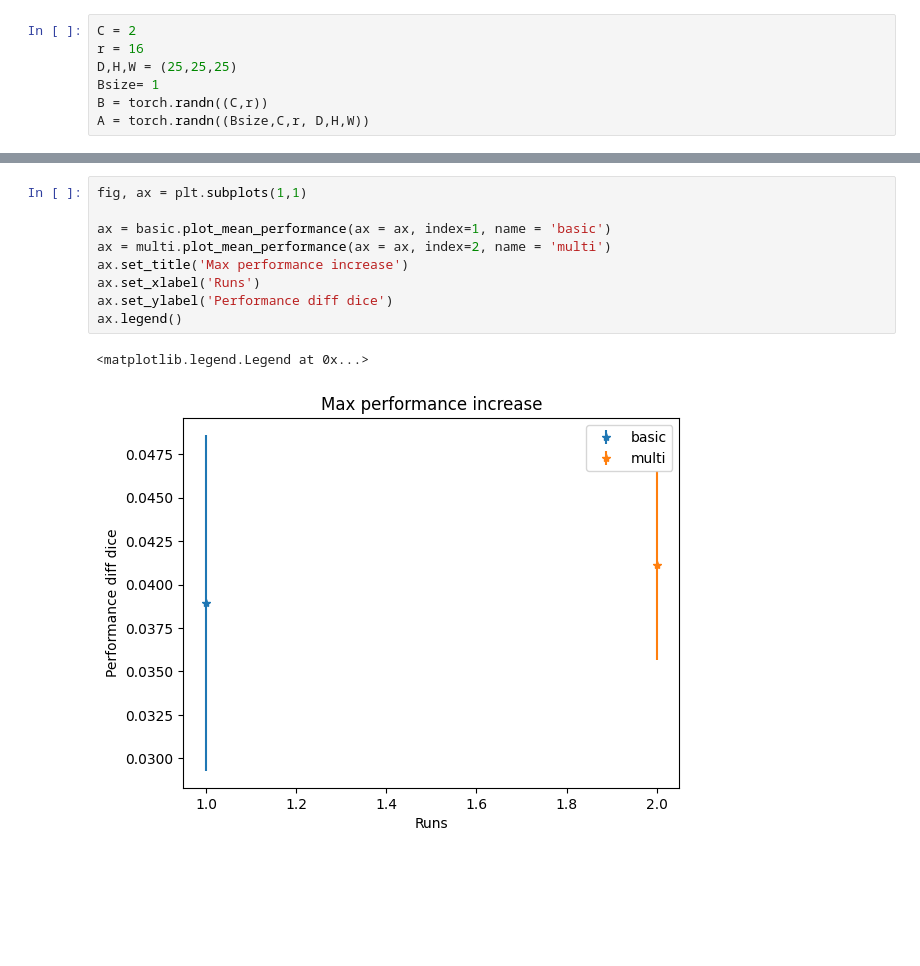
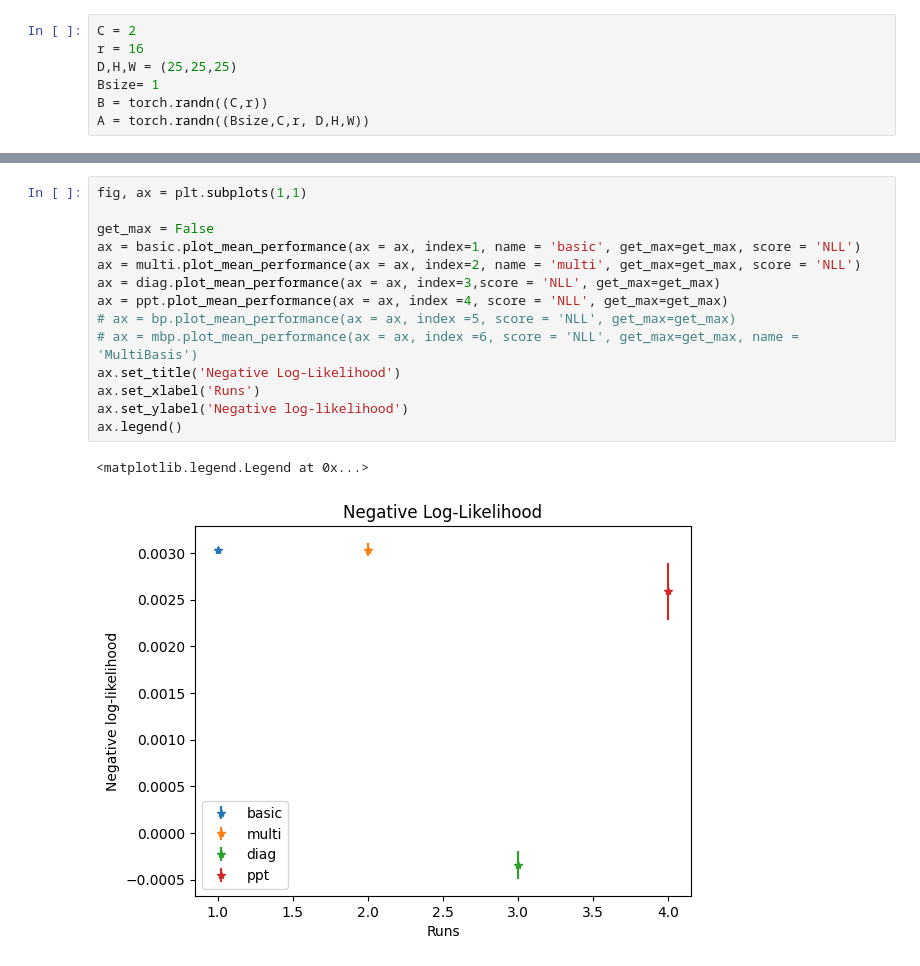
Before and after one commit to andreasaspe/3DSegRef, a Jupyter notebook: uncertainty/plotting.ipynb, the cells around one changed output, grey strips where cells are left out. Saved outputs shown, nothing was run; the diff lists cells and outputs as text; blank space fills up the shorter version.

```diff
--- a/uncertainty/plotting.ipynb
+++ b/uncertainty/plotting.ipynb
@@ -405,12 +495,17 @@ ax.legend()
 # %%
 fig, ax = plt.subplots(1,1)
 
-ax = basic.plot_mean_performance(ax = ax, index=1, name = 'basic')
-ax = multi.plot_mean_performance(ax = ax, index=2, name = 'multi')
-ax.set_title('Max performance increase')
+get_max = False
+ax = basic.plot_mean_performance(ax = ax, index=1, name = 'basic', get_max=get_max, score = 'NLL')
+ax = multi.plot_mean_performance(ax = ax, index=2, name = 'multi', get_max=get_max, score = 'NLL')
+ax = diag.plot_mean_performance(ax = ax, index=3,score = 'NLL', get_max=get_max)
+ax = ppt.plot_mean_performance(ax = ax, index =4, score = 'NLL', get_max=get_max)
+# ax = bp.plot_mean_performance(ax = ax, index =5, score = 'NLL', get_max=get_max)
+# ax = mbp.plot_mean_performance(ax = ax, index =6, score = 'NLL', get_max=get_max, name = 'MultiBasis')
+ax.set_title('Negative Log-Likelihood')
 ax.set_xlabel('Runs')
-ax.set_ylabel('Performance diff dice')
+ax.set_ylabel('Negative log-likelihood')
 ax.legend()
 # %% [output]
 <matplotlib.legend.Legend at 0x...>
-[figure, old version]
+[figure, new version]
```
Also changed, not shown: parts of 11 cells of this notebook, 9 other files.
